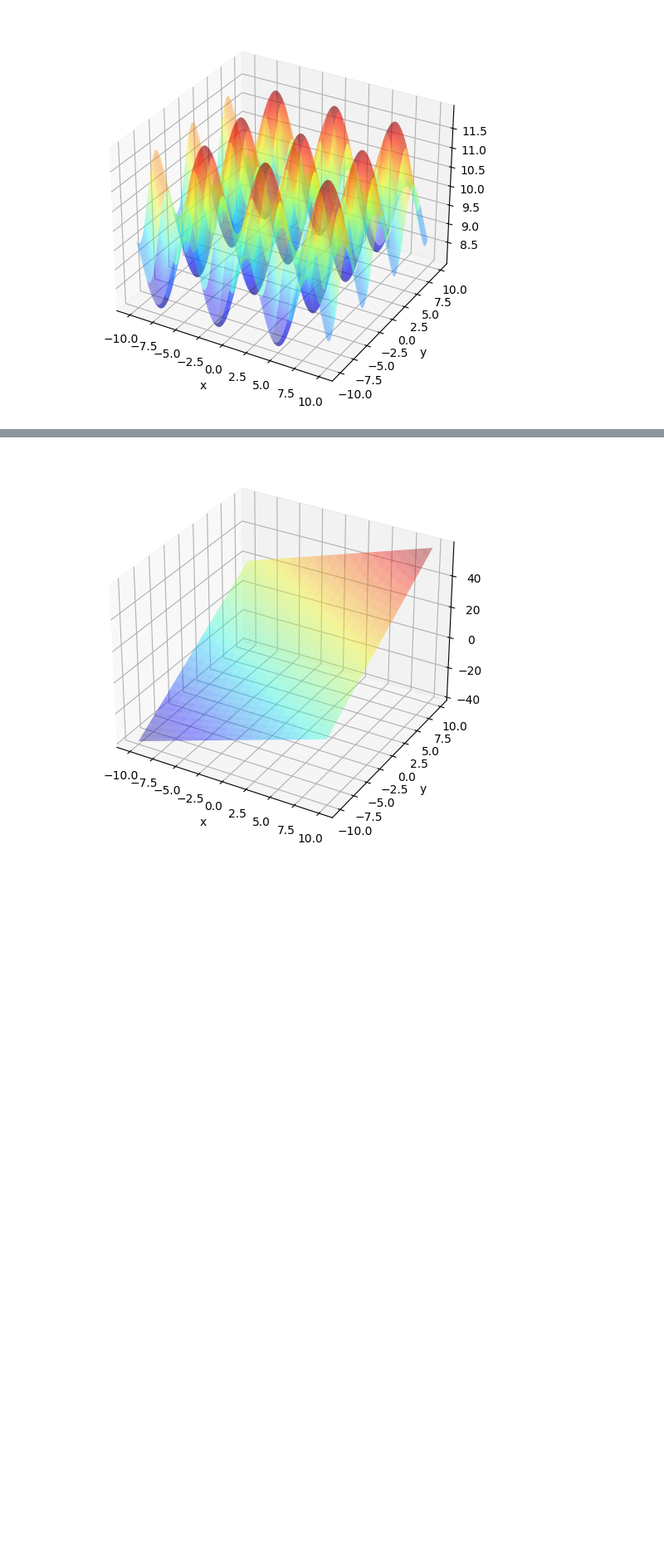
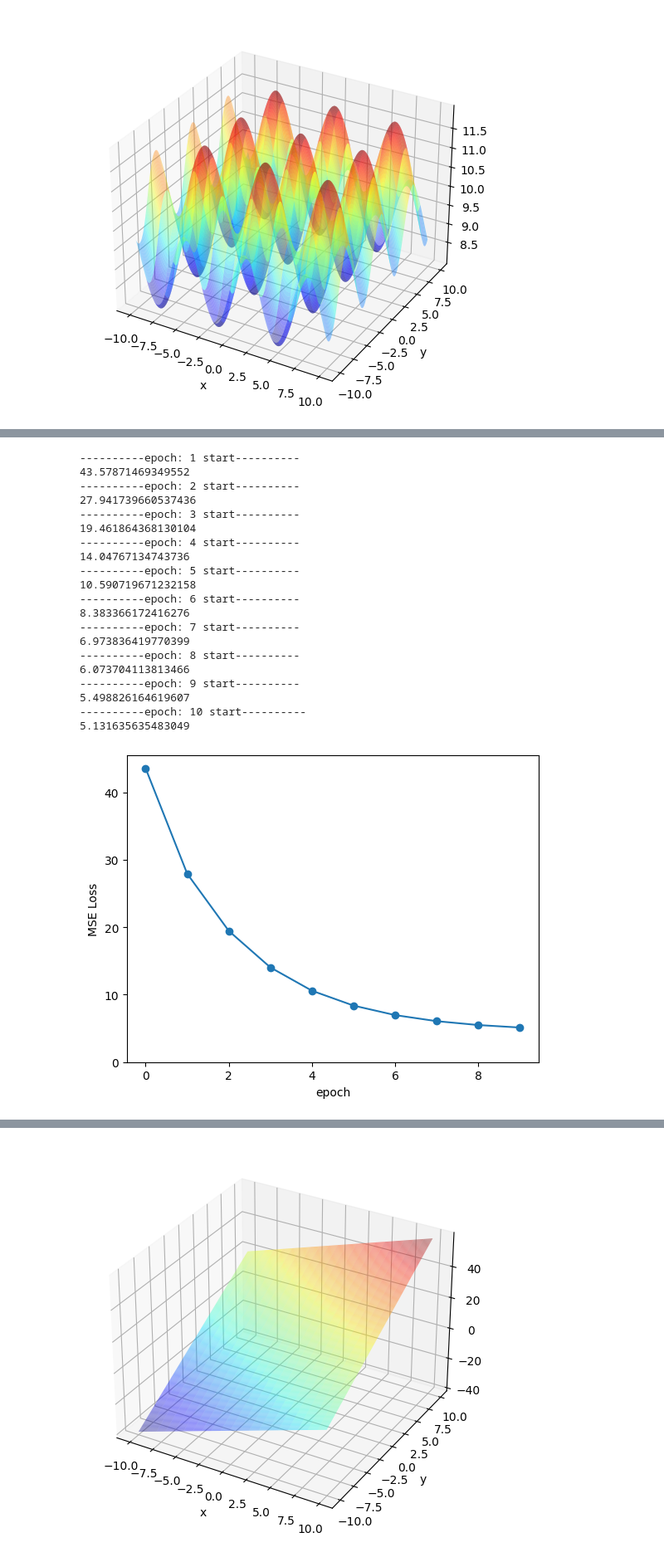
Before and after one commit to Kentaro-Machida/ArtificialDesign, a Jupyter notebook: NeuralNetwork/NN.ipynb, the cells around one changed output, grey strips where cells are left out. Shown at 83% size. Saved outputs shown, nothing was run; the diff lists cells and outputs as text; code cells hidden in the pictures; blank space fills up the shorter version.

```diff
--- a/NeuralNetwork/NN.ipynb
+++ b/NeuralNetwork/NN.ipynb
@@ -616,0 +628,40 @@ plot_3d(X_1, X_2,trained_model.predict(dataset[0]).reshape(200,200))
+# %%
+# 非線形関数の線形近似2
+x_1 = np.arange(-10,10, 0.1)
+x_2 = np.arange(-10,10, 0.1)
+X_1, X_2 = np.meshgrid(x_1, x_2)
+
+T = double_non_linear_func_2(X_1, X_2)
+dataset = make_dataset(X_1, T, X_2)
+dataloader = DataLoader(dataset, batch_size=10)
+
+model = Model([
+    LinearLayer(2,1),
+],
+MSELayer())
+trainer = Trainer(model, dataloader, epochs=10, lr=0.0001)
+trainer.train()
+trained_model = trainer.get_model()
+plot_history(trainer.history)
+# %% [output]
+----------epoch: 1 start----------
+43.57871469349552
+----------epoch: 2 start----------
+27.941739660537436
+----------epoch: 3 start----------
+19.461864368130104
+----------epoch: 4 start----------
+14.04767134743736
+----------epoch: 5 start----------
+10.590719671232158
+----------epoch: 6 start----------
+8.383366172416276
+----------epoch: 7 start----------
+6.973836419770399
+----------epoch: 8 start----------
+6.073704113813466
+----------epoch: 9 start----------
+5.498826164619607
+----------epoch: 10 start----------
+5.131635635483049
+[figure, added]
```
Also changed, not shown: parts of 26 cells of this notebook.
